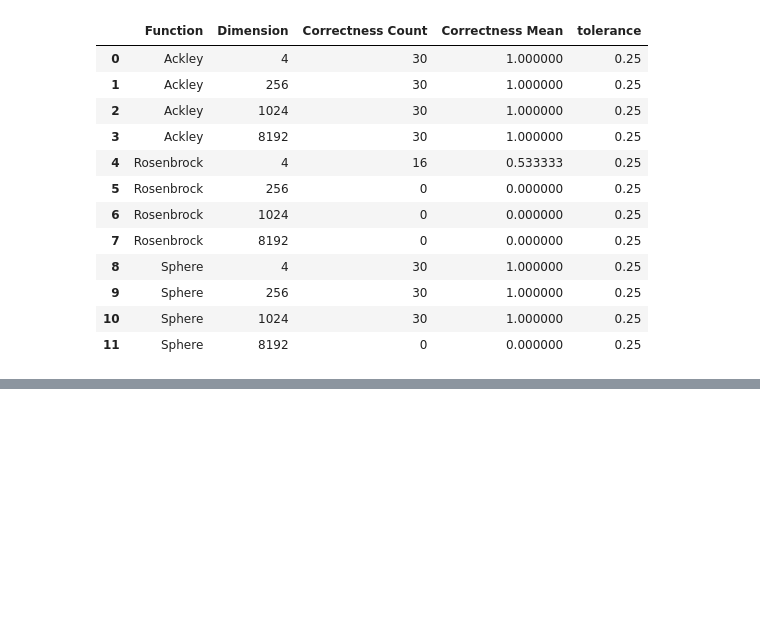
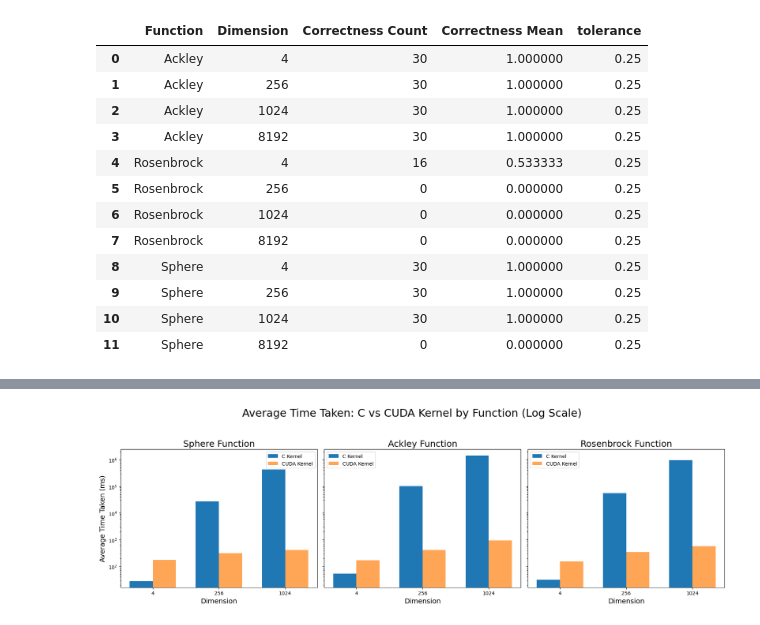
Before and after one commit to ADichoso/CSC612M_MP2, a Jupyter notebook: Results/Results.ipynb, the cells around one changed output, grey strips where cells are left out. Saved outputs shown, nothing was run; the diff lists cells and outputs as text; code cells hidden in the pictures; blank space fills up the shorter version.

```diff
--- a/Results/Results.ipynb
+++ b/Results/Results.ipynb
@@ -113,0 +272,50 @@ count_correct(results_cuda_df)
+# %%
+import numpy as np
+
+fig, axes = plt.subplots(1, 3, figsize=(18, 6), sharey=True)
+functions = ["Sphere", "Ackley", "Rosenbrock"]
+
+bar_width = 0.35  # width of each bar
+
+for i, func in enumerate(functions):
+    subset = combined_avg_times_df[combined_avg_times_df["Function"] == func]
+
+    dims = subset["Dimension"].astype(int)
+    dims_str = dims.astype(str)
+
+    x = np.arange(len(dims))  # positions for the groups
+
+    # Side-by-side bars:
+    axes[i].bar(
+        x - bar_width/2,
+        subset["Average Time Taken_C"],
+        width=bar_width,
+        label='C Kernel'
+    )
+
+    axes[i].bar(
+        x + bar_width/2,
+        subset["Average Time Taken_CUDA"],
+        width=bar_width,
+        label='CUDA Kernel',
+        alpha=0.7
+    )
+
+    axes[i].set_title(f"{func} Function", fontsize=18)
+    axes[i].set_xticks(x)
+    axes[i].set_xticklabels(dims_str)
+    axes[i].set_xlabel("Dimension", fontsize=14)
+    axes[i].set_yscale('log')
+    axes[i].legend()
+
+axes[0].set_ylabel("Average Time Taken (ms)", fontsize=14)
+
+plt.suptitle("Average Time Taken: C vs CUDA Kernel by Function (Log Scale)", fontsize=22)
+
+plt.tight_layout(rect=[0, 0.03, 1, 0.93])
+
+plt.savefig("cuda_vs_c_plot.png", dpi=300)
+
+plt.show()
+# %% [output]
+[figure, added]
```
Also changed, not shown: parts of 14 cells of this notebook, 5 other files.
